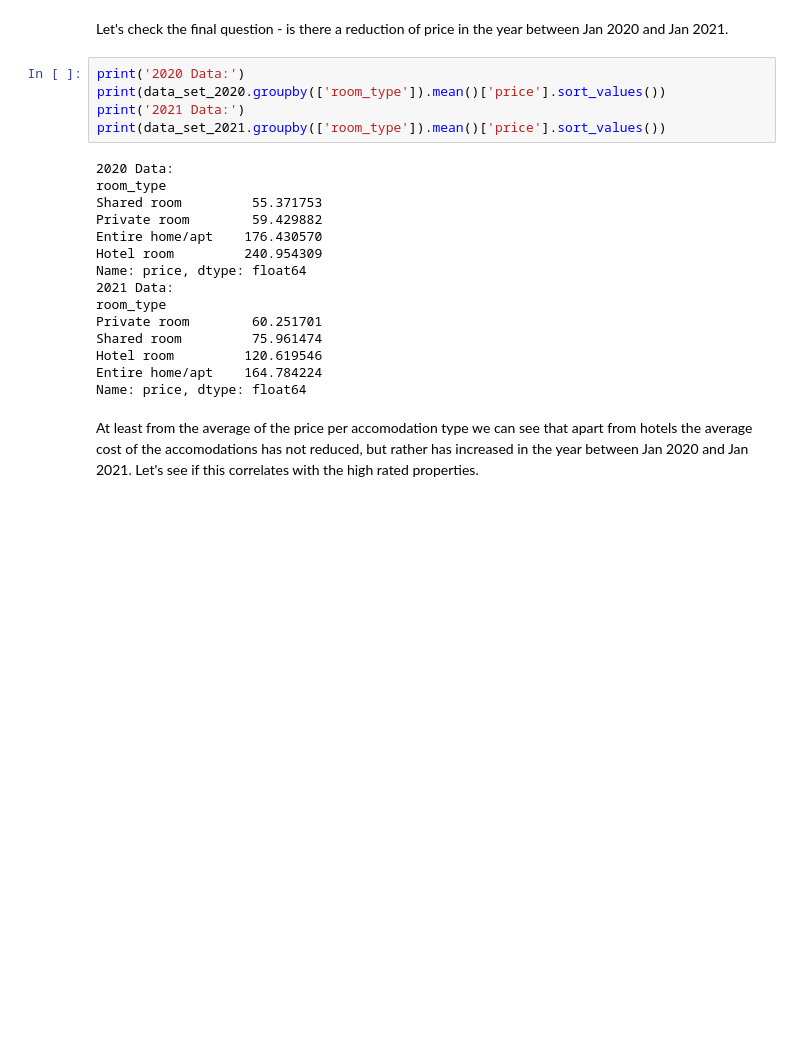
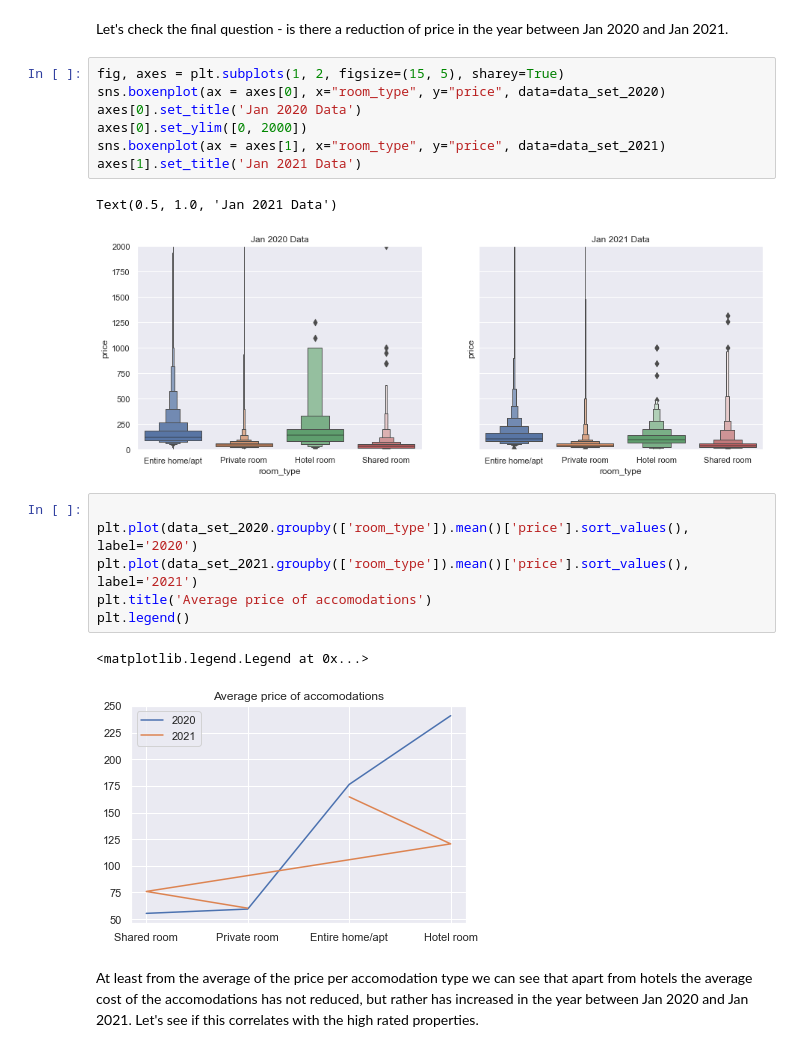
Before and after one commit to shristov1/Covid19_data_analysis, a Jupyter notebook: AirBnB London.ipynb, the cells around one changed output. Cells and saved outputs as stored; diff of their text form; blank space fills up the shorter version.

Commit message:
Updated the analysis with price analysis
The previous version of the notebook did not include the analysis of the pricing data. This update completes this.

```diff
--- a/AirBnB London.ipynb
+++ b/AirBnB London.ipynb
@@ -150,26 +150,25 @@ Name: reviews_per_month, dtype: float64
 From this analysis we can see that there is a drop in reviews - and thus occupancy for the highly reviewed properties, but the drop is lower than that for the general accomodations - we notice about 25% drop in these cases.
 # %% [markdown]
  Let's check the final question - is there a reduction of price in the year between Jan 2020 and Jan 2021.
+# %%
+fig, axes = plt.subplots(1, 2, figsize=(15, 5), sharey=True)
+sns.boxenplot(ax = axes[0], x="room_type", y="price", data=data_set_2020)
+axes[0].set_title('Jan 2020 Data')
+axes[0].set_ylim([0, 2000])
+sns.boxenplot(ax = axes[1], x="room_type", y="price", data=data_set_2021)
+axes[1].set_title('Jan 2021 Data')
+# %% [output]
+Text(0.5, 1.0, 'Jan 2021 Data')
+[figure, added]
 # %%
-print('2020 Data:')
-print(data_set_2020.groupby(['room_type']).mean()['price'].sort_values())
-print('2021 Data:')
-print(data_set_2021.groupby(['room_type']).mean()['price'].sort_values())
+
+plt.plot(data_set_2020.groupby(['room_type']).mean()['price'].sort_values(), label='2020')
+plt.plot(data_set_2021.groupby(['room_type']).mean()['price'].sort_values(), label='2021')
+plt.title('Average price of accomodations')
+plt.legend()
 # %% [output]
-2020 Data:
-room_type
-Shared room         55.371753
-Private room        59.429882
-Entire home/apt    176.430570
-Hotel room         240.954309
-Name: price, dtype: float64
-2021 Data:
-room_type
-Private room        60.251701
-Shared room         75.961474
-Hotel room         120.619546
-Entire home/apt    164.784224
-Name: price, dtype: float64
+<matplotlib.legend.Legend at 0x...>
+[figure, added]
 # %% [markdown]
 At least from the average of the price per accomodation type we can see that apart from hotels the average cost of the accomodations has not reduced, but rather has increased in the year between Jan 2020 and Jan 2021. Let's see if this correlates with the high rated properties.
 # %%
```
Also changed, not shown: parts of 3 cells of this notebook.
